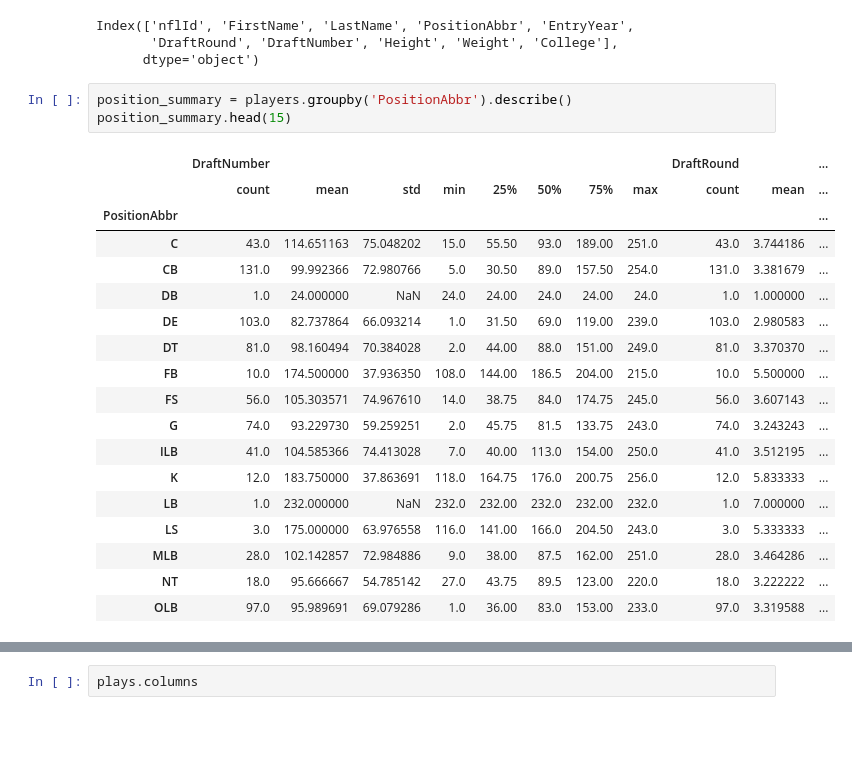
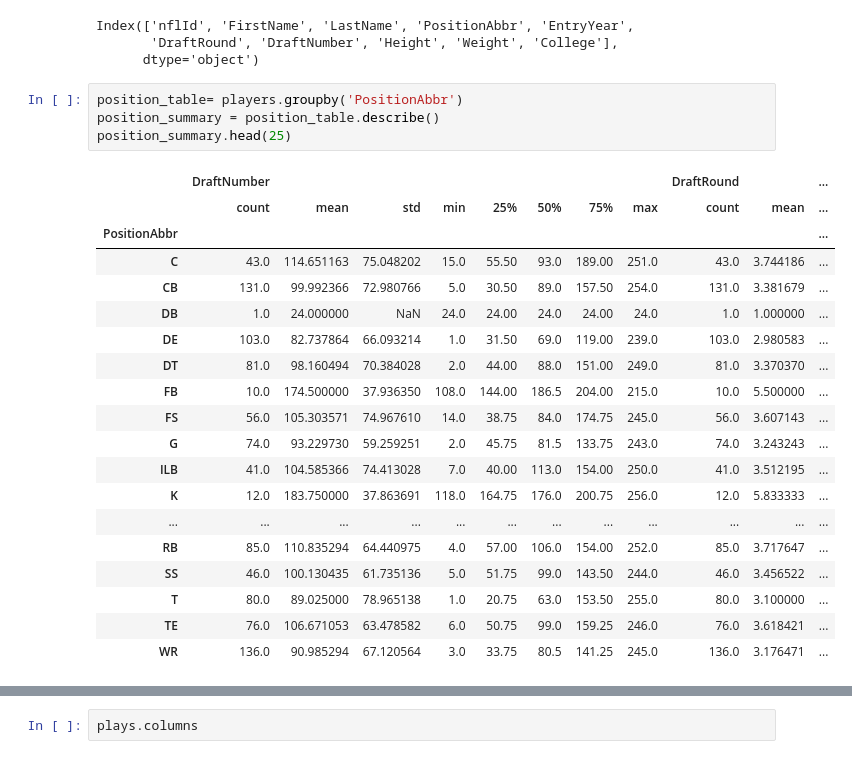
Before and after one commit to donw385/Big-Data-Bowl, a Jupyter notebook: NFL_Data_Analysis.ipynb, the cells around one changed output, grey strips where cells are left out. Drawn from its saved outputs; the diff is of its cells as text; blank space fills up the shorter version.

```diff
--- a/NFL_Data_Analysis.ipynb
+++ b/NFL_Data_Analysis.ipynb
@@ -36,24 +45,26 @@ Index(['nflId', 'FirstName', 'LastName', 'PositionAbbr', 'EntryYear',
        'DraftRound', 'DraftNumber', 'Height', 'Weight', 'College'],
       dtype='object')
 # %%
-position_summary = players.groupby('PositionAbbr').describe()
-position_summary.head(15)
+position_table= players.groupby('PositionAbbr')
+position_summary = position_table.describe()
+position_summary.head(25)
 # %% [output]
 |  | DraftNumber |  |  |  |  |  |  |  | DraftRound |  | ... |
 |  | count | mean | std | min | 25% | 50% | 75% | max | count | mean | ... |
 | PositionAbbr |  |  |  |  |  |  |  |  |  |  | ... |
 | C | 43.0 | 114.651163 | 75.048202 | 15.0 | 55.50 | 93.0 | 189.00 | 251.0 | 43.0 | 3.744186 | ... |
 | CB | 131.0 | 99.992366 | 72.980766 | 5.0 | 30.50 | 89.0 | 157.50 | 254.0 | 131.0 | 3.381679 | ... |
 | DB | 1.0 | 24.000000 | NaN | 24.0 | 24.00 | 24.0 | 24.00 | 24.0 | 1.0 | 1.000000 | ... |
 | DE | 103.0 | 82.737864 | 66.093214 | 1.0 | 31.50 | 69.0 | 119.00 | 239.0 | 103.0 | 2.980583 | ... |
 | DT | 81.0 | 98.160494 | 70.384028 | 2.0 | 44.00 | 88.0 | 151.00 | 249.0 | 81.0 | 3.370370 | ... |
 | FB | 10.0 | 174.500000 | 37.936350 | 108.0 | 144.00 | 186.5 | 204.00 | 215.0 | 10.0 | 5.500000 | ... |
 | FS | 56.0 | 105.303571 | 74.967610 | 14.0 | 38.75 | 84.0 | 174.75 | 245.0 | 56.0 | 3.607143 | ... |
 | G | 74.0 | 93.229730 | 59.259251 | 2.0 | 45.75 | 81.5 | 133.75 | 243.0 | 74.0 | 3.243243 | ... |
 | ILB | 41.0 | 104.585366 | 74.413028 | 7.0 | 40.00 | 113.0 | 154.00 | 250.0 | 41.0 | 3.512195 | ... |
 | K | 12.0 | 183.750000 | 37.863691 | 118.0 | 164.75 | 176.0 | 200.75 | 256.0 | 12.0 | 5.833333 | ... |
-| LB | 1.0 | 232.000000 | NaN | 232.0 | 232.00 | 232.0 | 232.00 | 232.0 | 1.0 | 7.000000 | ... |
-| LS | 3.0 | 175.000000 | 63.976558 | 116.0 | 141.00 | 166.0 | 204.50 | 243.0 | 3.0 | 5.333333 | ... |
-| MLB | 28.0 | 102.142857 | 72.984886 | 9.0 | 38.00 | 87.5 | 162.00 | 251.0 | 28.0 | 3.464286 | ... |
-| NT | 18.0 | 95.666667 | 54.785142 | 27.0 | 43.75 | 89.5 | 123.00 | 220.0 | 18.0 | 3.222222 | ... |
-| OLB | 97.0 | 95.989691 | 69.079286 | 1.0 | 36.00 | 83.0 | 153.00 | 233.0 | 97.0 | 3.319588 | ... |
+| ... | ... | ... | ... | ... | ... | ... | ... | ... | ... | ... | ... |
+| RB | 85.0 | 110.835294 | 64.440975 | 4.0 | 57.00 | 106.0 | 154.00 | 252.0 | 85.0 | 3.717647 | ... |
+| SS | 46.0 | 100.130435 | 61.735136 | 5.0 | 51.75 | 99.0 | 143.50 | 244.0 | 46.0 | 3.456522 | ... |
+| T | 80.0 | 89.025000 | 78.965138 | 1.0 | 20.75 | 63.0 | 153.50 | 255.0 | 80.0 | 3.100000 | ... |
+| TE | 76.0 | 106.671053 | 63.478582 | 6.0 | 50.75 | 99.0 | 159.25 | 246.0 | 76.0 | 3.618421 | ... |
+| WR | 136.0 | 90.985294 | 67.120564 | 3.0 | 33.75 | 80.5 | 141.25 | 245.0 | 136.0 | 3.176471 | ... |
```
Also changed, not shown: parts of 3 cells of this notebook.
